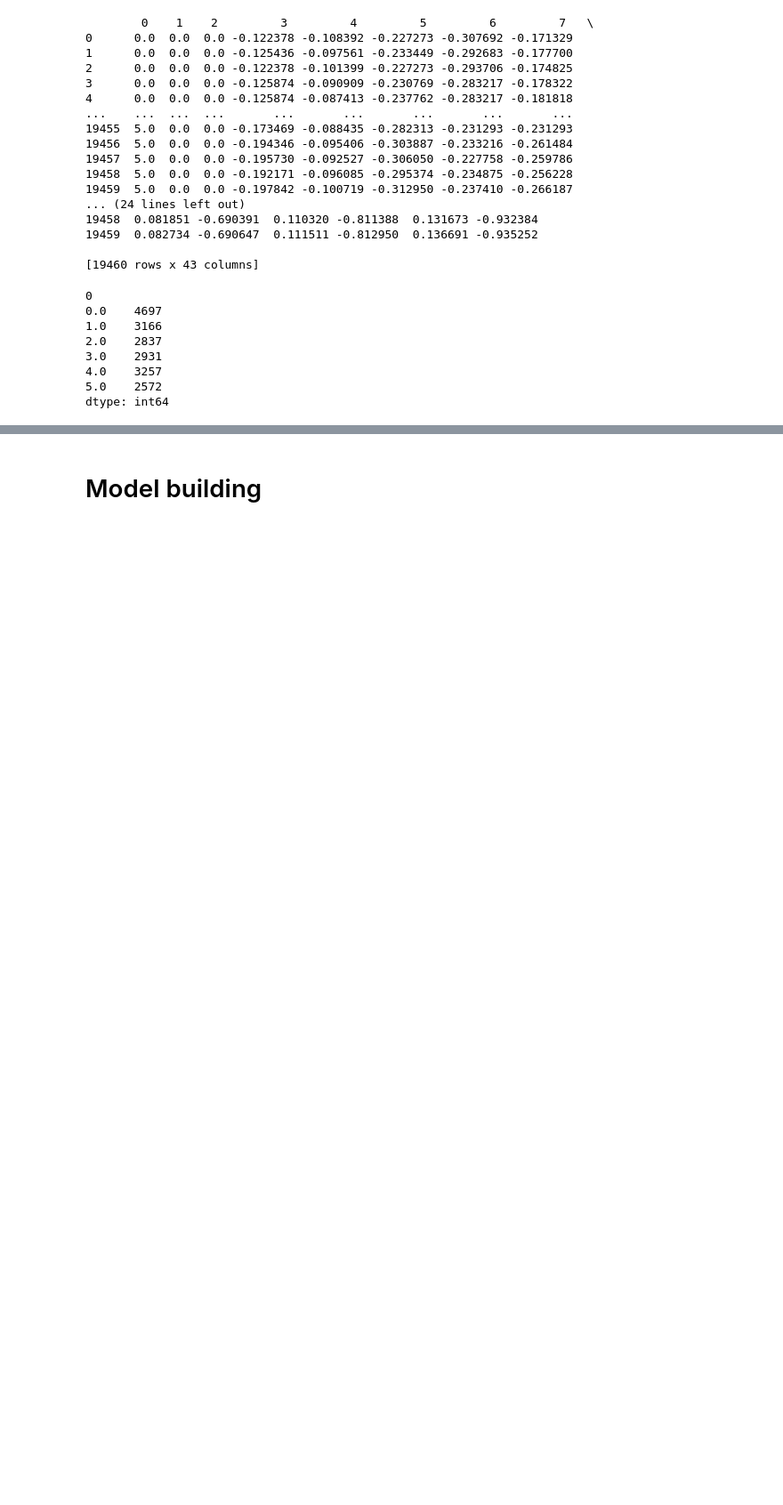
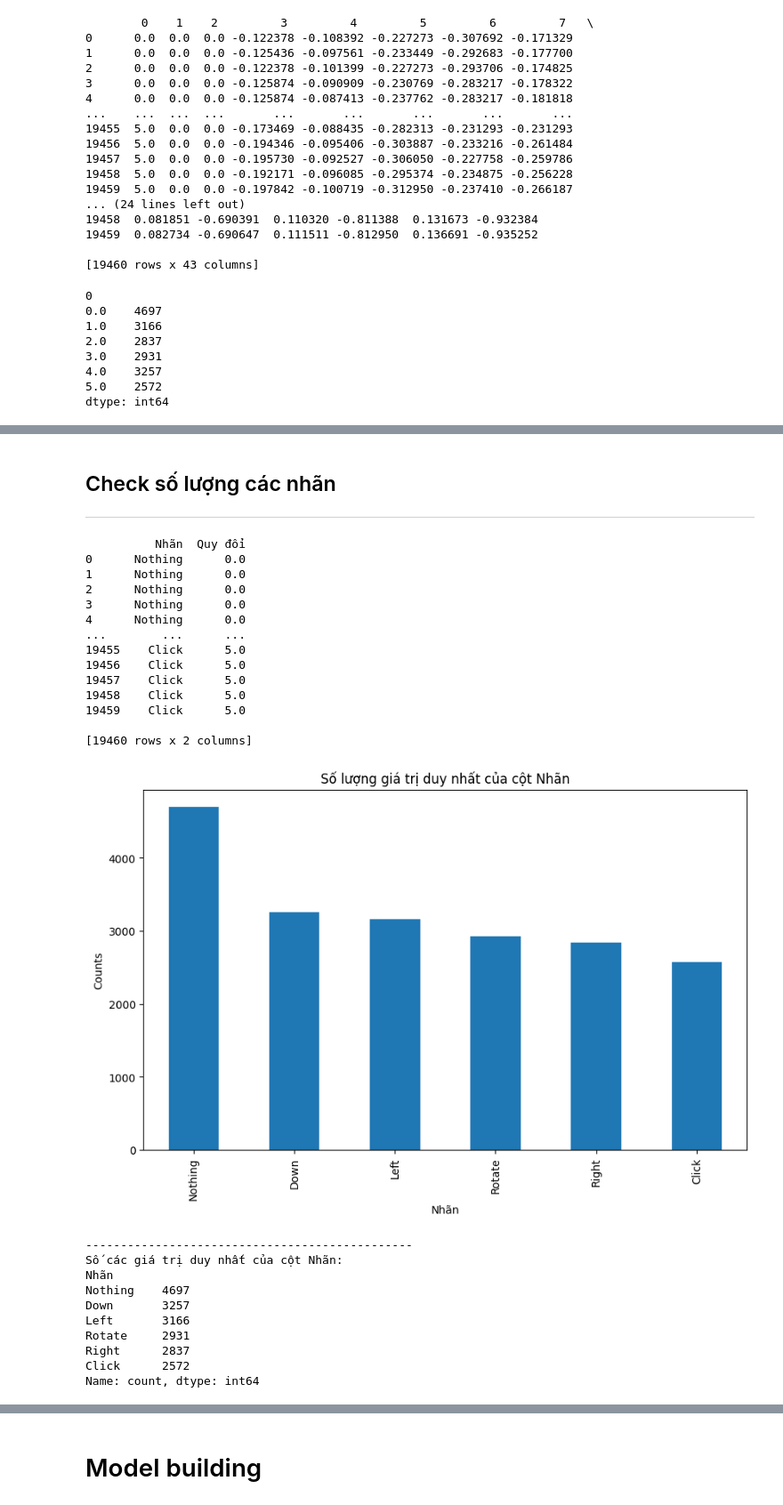
Before and after one commit to Anodis108/NCKH_Hand_gesture_recognition_Mediapipe, a Jupyter notebook: train/keypoint_classification_EN.ipynb, the cells around one changed output, grey strips where cells are left out. Shown at 89% size. Cells and saved outputs as stored; diff of their text form; code cells hidden in the pictures; blank space fills up the shorter version.

Commit message:
feat: add data description

```diff
--- a/train/keypoint_classification_EN.ipynb
+++ b/train/keypoint_classification_EN.ipynb
@@ -31,7 +35,7 @@ X_train, X_test, y_train, y_test = train_test_split(X_dataset, y_dataset, train_
 # %%
 X_dataset_check = np.loadtxt(dataset, delimiter=',', dtype='float32', usecols=list(range(0, (21 * 2) + 1)))
-b = pd.DataFrame(X_dataset_check)
-print(b)
+X_dataset_check = pd.DataFrame(X_dataset_check)
+print(X_dataset_check)
 # %% [output]
         0    1    2         3         4         5         6         7   \
 0      0.0  0.0  0.0 -0.122378 -0.108392 -0.227273 -0.307692 -0.171329
@@ -63,0 +110,68 @@ dtype: int64
+# %% [markdown]
+## Check số lượng các nhãn
+---
+# %%
+import matplotlib.pyplot as plt
+import seaborn as sns
+
+def categories_counts(label_name, dataset):
+    print(f'-----------------------------------------------')
+    print(f'Số các giá trị duy nhất của cột {label_name}:')
+    print(dataset[label_name].value_counts())
+
+def plt_categories_counts(label_name, dataset):
+    counts = dataset[label_name].value_counts()
+    plt.figure(figsize=(10, 6))
+    counts.plot(kind='bar')
+    plt.title(f'Số lượng giá trị duy nhất của cột {label_name}')
+    plt.xlabel(label_name)
+    plt.ylabel('Counts')
+    plt.show()
+    categories_counts(label_name, dataset)
+
+label = X_dataset_check[0]
+label = pd.DataFrame(label)
+
+a = len(label)
+new_column = [None] * len(label)
+new_column = pd.DataFrame(new_column)
+label = pd.concat([new_column,label],axis=1)
+label.columns = ['Nhãn', 'Quy đổi']
+
+label.loc[label['Quy đổi'] == 0, 'Nhãn'] = 'Nothing'
+label.loc[label['Quy đổi'] == 1, 'Nhãn'] = 'Left'
+label.loc[label['Quy đổi'] == 2, 'Nhãn'] = 'Right'
+label.loc[label['Quy đổi'] == 3, 'Nhãn'] = 'Rotate'
+label.loc[label['Quy đổi'] == 4, 'Nhãn'] = 'Down'
+label.loc[label['Quy đổi'] == 5, 'Nhãn'] = 'Click'
+
+print(label)
+
+# Đếm các giá trị duy nhất của các cột có Nhãn
+plt_categories_counts('Nhãn', label)
+# %% [output]
+          Nhãn  Quy đổi
+0      Nothing      0.0
+1      Nothing      0.0
+2      Nothing      0.0
+3      Nothing      0.0
+4      Nothing      0.0
+...        ...      ...
+19455    Click      5.0
+19456    Click      5.0
+19457    Click      5.0
+19458    Click      5.0
+19459    Click      5.0
+
+[19460 rows x 2 columns]
+[figure, added]
+-----------------------------------------------
+Số các giá trị duy nhất của cột Nhãn:
+Nhãn
+Nothing    4697
+Down       3257
+Left       3166
+Rotate     2931
+Right      2837
+Click      2572
+Name: count, dtype: int64
```
Also changed, not shown: parts of 23 cells of this notebook, 7 other files.
